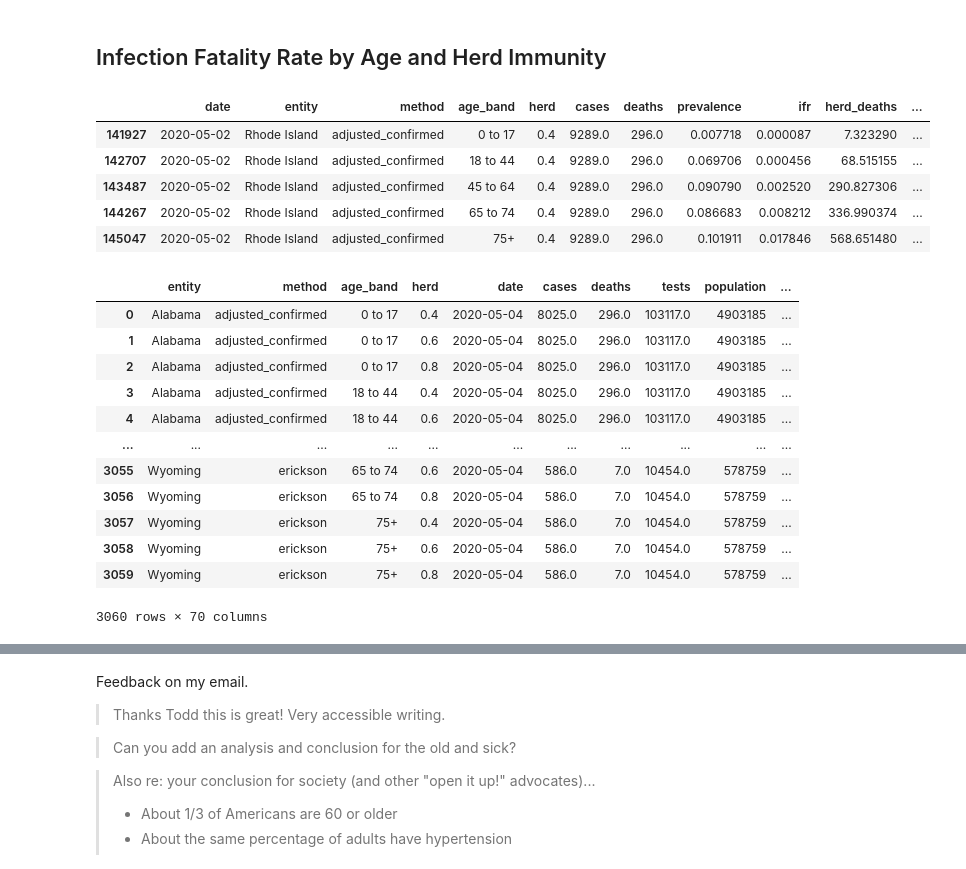
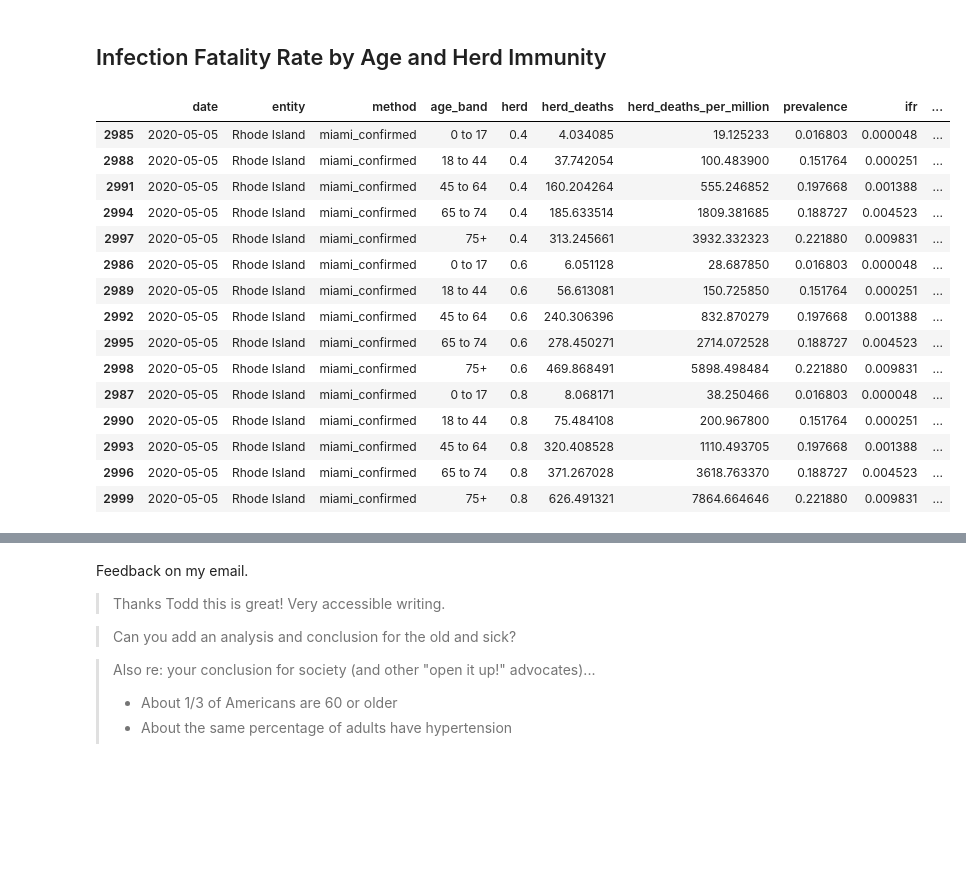
Before and after one commit to todddeluca/coronavirus, a Jupyter notebook: coronavirus_prevalence.ipynb, the cells around one changed output, grey strips where cells are left out. Saved outputs shown, nothing was run; the diff lists cells and outputs as text; code cells hidden in the pictures; blank space fills up the shorter version.

```diff
--- a/coronavirus_prevalence.ipynb
+++ b/coronavirus_prevalence.ipynb
@@ -485,42 +463,35 @@ dg.loc[(dg['date'] == to_datetime('2020-05-02')) & (dg['method'].isin(['confirme
 # %% [markdown]
 ## Infection Fatality Rate by Age and Herd Immunity
-# %%
-df = states_df
-df = add_prevalence_dimension(df)
-df = add_age_dimension(df, pop, dc)
-df = add_prevalence_age_cols(df)
-df = add_herd_dimension(df)
-df = add_herd_cols(df, use_pop_age=True)
-
-df[(df['entity'].isin(['Rhode Island']))
-   & (df['date'] == to_datetime('2020-05-02'))
-   & (df['method'] == 'adjusted_confirmed')
-   & (df['herd'] == 0.4)
-  ].tail(30).loc[:, [
-    'date', 'entity', 'method', 'age_band', 'herd', 'cases', 'deaths', 'prevalence', 'ifr',
-    'herd_deaths', 'herd_deaths_per_million', 'population_age'
-]]
-# %% [output]
-|  | date | entity | method | age_band | herd | cases | deaths | prevalence | ifr | herd_deaths | ... |
-| 141927 | 2020-05-02 | Rhode Island | adjusted_confirmed | 0 to 17 | 0.4 | 9289.0 | 296.0 | 0.007718 | 0.000087 | 7.323290 | ... |
-| 142707 | 2020-05-02 | Rhode Island | adjusted_confirmed | 18 to 44 | 0.4 | 9289.0 | 296.0 | 0.069706 | 0.000456 | 68.515155 | ... |
-| 143487 | 2020-05-02 | Rhode Island | adjusted_confirmed | 45 to 64 | 0.4 | 9289.0 | 296.0 | 0.090790 | 0.002520 | 290.827306 | ... |
-| 144267 | 2020-05-02 | Rhode Island | adjusted_confirmed | 65 to 74 | 0.4 | 9289.0 | 296.0 | 0.086683 | 0.008212 | 336.990374 | ... |
-| 145047 | 2020-05-02 | Rhode Island | adjusted_confirmed | 75+ | 0.4 | 9289.0 | 296.0 | 0.101911 | 0.017846 | 568.651480 | ... |
+# %%
+df = states_df
+df = add_prevalence_dimension(df)
+df = add_age_dimension(df, pop, dc, groupby=['date', 'entity', 'method'])
+df = add_herd_dimension(df)
+df = add_prevalence_cols(df)
+df = add_herd_cols(df)
 # %%
 dg = df.groupby(['entity', 'method', 'age_band', 'herd']).last().reset_index()
-dg
+dg = dg.loc[
+    (dg['entity'] == 'Rhode Island')
+    & (dg['method'] == 'miami_confirmed')
+    ,
+    ['date', 'entity', 'method', 'age_band',
+                'herd', 'herd_deaths', 'herd_deaths_per_million', 'prevalence', 'ifr', 'cfr']]
+dg.sort_values(by='herd')
 # %% [output]
-|  | entity | method | age_band | herd | date | cases | deaths | tests | population | ... |
-| 0 | Alabama | adjusted_confirmed | 0 to 17 | 0.4 | 2020-05-04 | 8025.0 | 296.0 | 103117.0 | 4903185 | ... |
-| 1 | Alabama | adjusted_confirmed | 0 to 17 | 0.6 | 2020-05-04 | 8025.0 | 296.0 | 103117.0 | 4903185 | ... |
-| 2 | Alabama | adjusted_confirmed | 0 to 17 | 0.8 | 2020-05-04 | 8025.0 | 296.0 | 103117.0 | 4903185 | ... |
-| 3 | Alabama | adjusted_confirmed | 18 to 44 | 0.4 | 2020-05-04 | 8025.0 | 296.0 | 103117.0 | 4903185 | ... |
-| 4 | Alabama | adjusted_confirmed | 18 to 44 | 0.6 | 2020-05-04 | 8025.0 | 296.0 | 103117.0 | 4903185 | ... |
-| ... | ... | ... | ... | ... | ... | ... | ... | ... | ... | ... |
-| 3055 | Wyoming | erickson | 65 to 74 | 0.6 | 2020-05-04 | 586.0 | 7.0 | 10454.0 | 578759 | ... |
-| 3056 | Wyoming | erickson | 65 to 74 | 0.8 | 2020-05-04 | 586.0 | 7.0 | 10454.0 | 578759 | ... |
-| 3057 | Wyoming | erickson | 75+ | 0.4 | 2020-05-04 | 586.0 | 7.0 | 10454.0 | 578759 | ... |
-| 3058 | Wyoming | erickson | 75+ | 0.6 | 2020-05-04 | 586.0 | 7.0 | 10454.0 | 578759 | ... |
-| 3059 | Wyoming | erickson | 75+ | 0.8 | 2020-05-04 | 586.0 | 7.0 | 10454.0 | 578759 | ... |
+|  | date | entity | method | age_band | herd | herd_deaths | herd_deaths_per_million | prevalence | ifr | ... |
+| 2985 | 2020-05-05 | Rhode Island | miami_confirmed | 0 to 17 | 0.4 | 4.034085 | 19.125233 | 0.016803 | 0.000048 | ... |
+| 2988 | 2020-05-05 | Rhode Island | miami_confirmed | 18 to 44 | 0.4 | 37.742054 | 100.483900 | 0.151764 | 0.000251 | ... |
+| 2991 | 2020-05-05 | Rhode Island | miami_confirmed | 45 to 64 | 0.4 | 160.204264 | 555.246852 | 0.197668 | 0.001388 | ... |
+| 2994 | 2020-05-05 | Rhode Island | miami_confirmed | 65 to 74 | 0.4 | 185.633514 | 1809.381685 | 0.188727 | 0.004523 | ... |
+| 2997 | 2020-05-05 | Rhode Island | miami_confirmed | 75+ | 0.4 | 313.245661 | 3932.332323 | 0.221880 | 0.009831 | ... |
+| 2986 | 2020-05-05 | Rhode Island | miami_confirmed | 0 to 17 | 0.6 | 6.051128 | 28.687850 | 0.016803 | 0.000048 | ... |
+| 2989 | 2020-05-05 | Rhode Island | miami_confirmed | 18 to 44 | 0.6 | 56.613081 | 150.725850 | 0.151764 | 0.000251 | ... |
+| 2992 | 2020-05-05 | Rhode Island | miami_confirmed | 45 to 64 | 0.6 | 240.306396 | 832.870279 | 0.197668 | 0.001388 | ... |
+| 2995 | 2020-05-05 | Rhode Island | miami_confirmed | 65 to 74 | 0.6 | 278.450271 | 2714.072528 | 0.188727 | 0.004523 | ... |
+| 2998 | 2020-05-05 | Rhode Island | miami_confirmed | 75+ | 0.6 | 469.868491 | 5898.498484 | 0.221880 | 0.009831 | ... |
+| 2987 | 2020-05-05 | Rhode Island | miami_confirmed | 0 to 17 | 0.8 | 8.068171 | 38.250466 | 0.016803 | 0.000048 | ... |
+| 2990 | 2020-05-05 | Rhode Island | miami_confirmed | 18 to 44 | 0.8 | 75.484108 | 200.967800 | 0.151764 | 0.000251 | ... |
+| 2993 | 2020-05-05 | Rhode Island | miami_confirmed | 45 to 64 | 0.8 | 320.408528 | 1110.493705 | 0.197668 | 0.001388 | ... |
+| 2996 | 2020-05-05 | Rhode Island | miami_confirmed | 65 to 74 | 0.8 | 371.267028 | 3618.763370 | 0.188727 | 0.004523 | ... |
+| 2999 | 2020-05-05 | Rhode Island | miami_confirmed | 75+ | 0.8 | 626.491321 | 7864.664646 | 0.221880 | 0.009831 | ... |
-3060 rows × 70 columns
```
Also changed, not shown: parts of 27 cells of this notebook, 4 other files.
